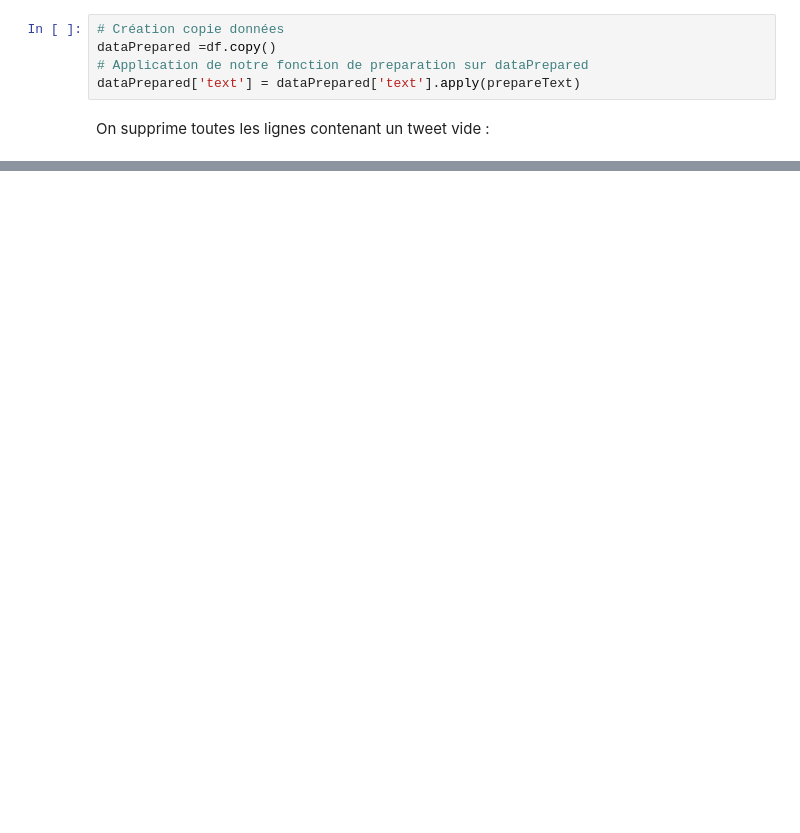
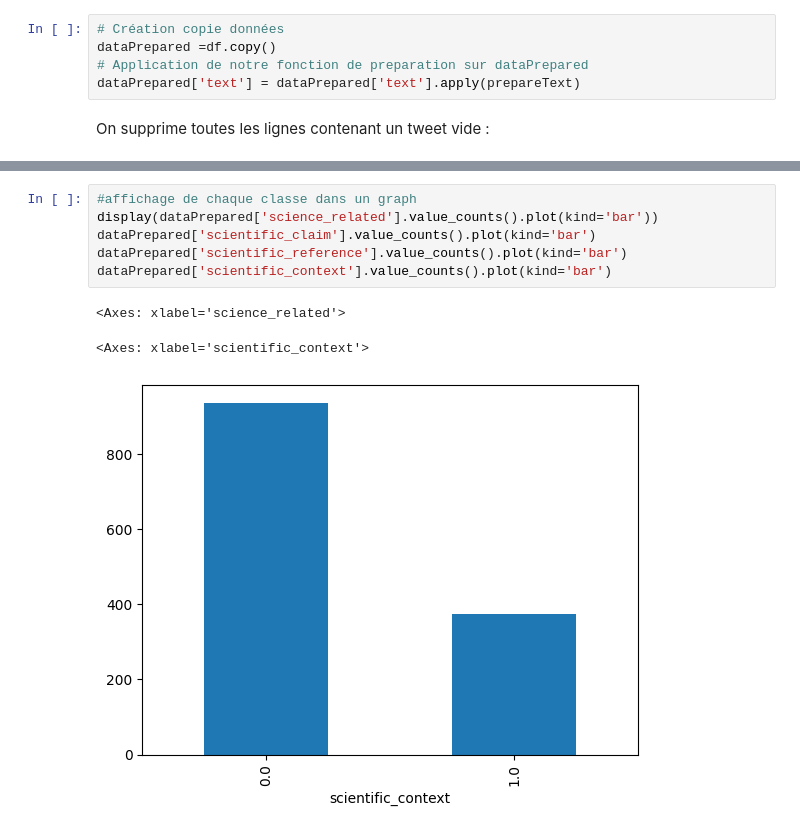
Before and after one commit to Akkuun/M1_IMAGINE_ML_Project, a Jupyter notebook: ML_Project_Group_8.ipynb, the cells around one changed output, grey strips where cells are left out. Drawn from its saved outputs; the diff is of its cells as text; blank space fills up the shorter version.

```diff
--- a/ML_Project_Group_8.ipynb
+++ b/ML_Project_Group_8.ipynb
@@ -487,0 +849,10 @@ Le principe de la vectorisation est de convertir des données textuelles en une
+# %%
+#affichage de chaque classe dans un graph
+display(dataPrepared['science_related'].value_counts().plot(kind='bar'))
+dataPrepared['scientific_claim'].value_counts().plot(kind='bar')
+dataPrepared['scientific_reference'].value_counts().plot(kind='bar')
+dataPrepared['scientific_context'].value_counts().plot(kind='bar')
+# %% [output]
+<Axes: xlabel='science_related'>
+<Axes: xlabel='scientific_context'>
+[figure, added]
```
Also changed, not shown: parts of 30 cells of this notebook.
